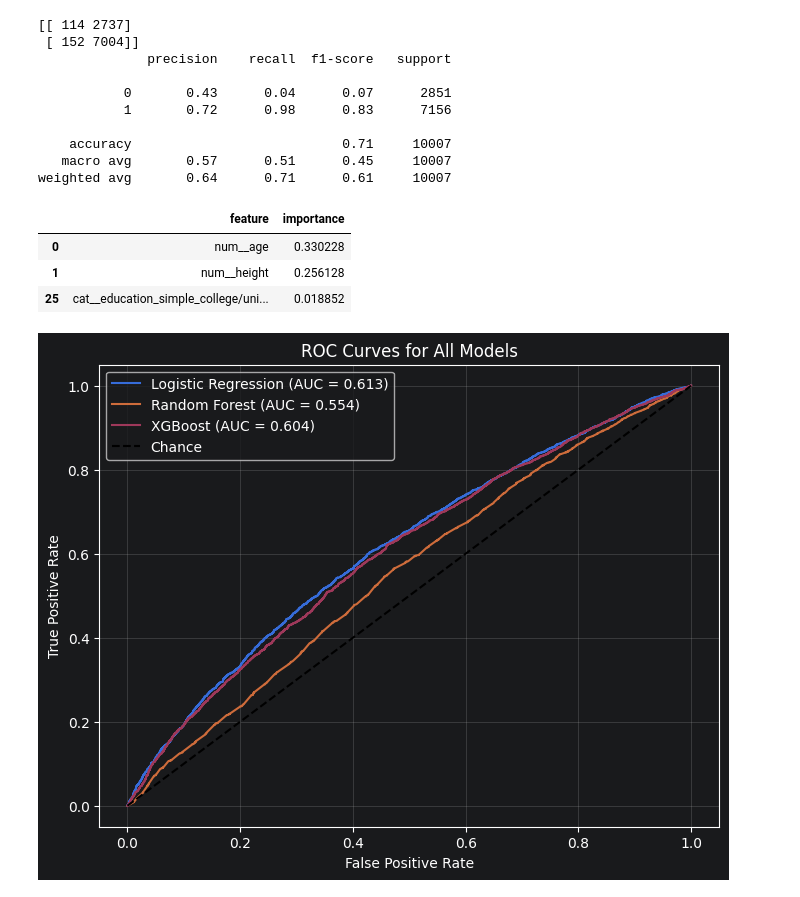
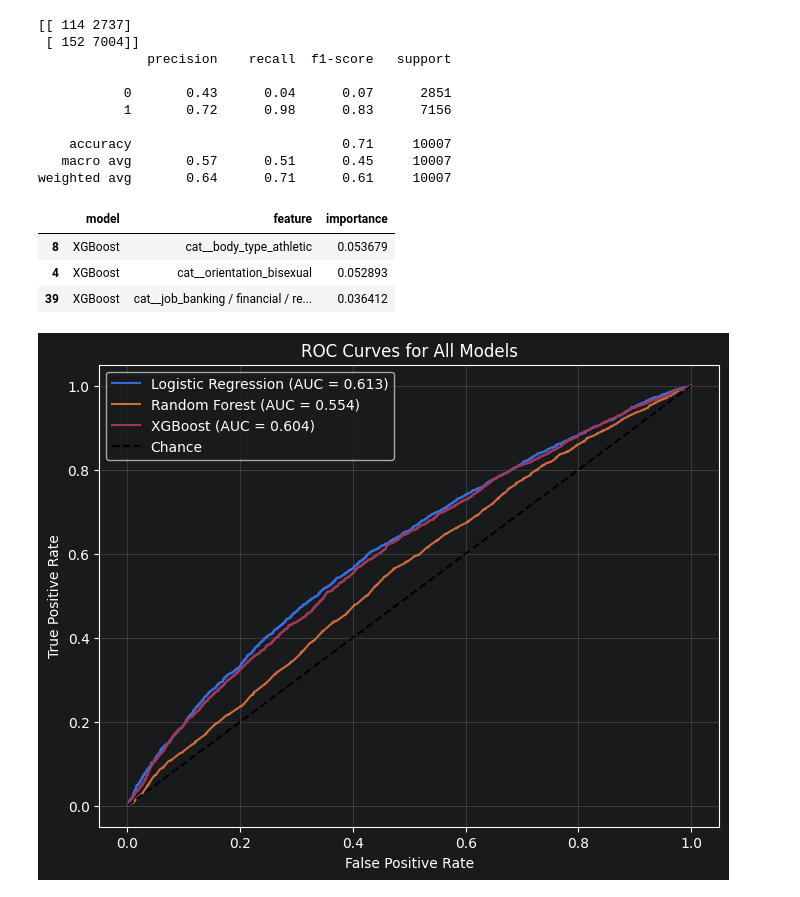
Before and after one commit to nblock2/cat_person_ml_techniques, a Jupyter notebook: logistic_RF_XBG.ipynb, the cells around one changed output. Cells and saved outputs as stored; diff of their text form; code cells hidden in the pictures.

```diff
--- a/logistic_RF_XBG.ipynb
+++ b/logistic_RF_XBG.ipynb
@@ -233,20 +240,21 @@ weighted avg       0.64      0.71      0.61     10007
 # %%
 #getting feature importance
 xgb_importances = xgb.named_steps["model"].feature_importances_
 xgb_feature_names = xgb.named_steps["preprocess"].get_feature_names_out()
 
 xgb_fi = pd.DataFrame({
-    "feature": feature_names,
-    "importance": importances
+    "model": "XGBoost",
+    "feature": xgb_feature_names,
+    "importance": xgb_importances
 }).sort_values("importance", ascending=False)
 
 xgb_top3 = xgb_fi.head(3)
 xgb_top3
 # %% [output]
-|  | feature | importance |
-| 0 | num__age | 0.330228 |
-| 1 | num__height | 0.256128 |
-| 25 | cat__education_simple_college/uni... | 0.018852 |
+|  | model | feature | importance |
+| 8 | XGBoost | cat__body_type_athletic | 0.053679 |
+| 4 | XGBoost | cat__orientation_bisexual | 0.052893 |
+| 39 | XGBoost | cat__job_banking / financial / re... | 0.036412 |
 # %%
 #plotting ROC curves for all three
 
```
Also changed, not shown: parts of 3 cells of this notebook, 2 other files.
